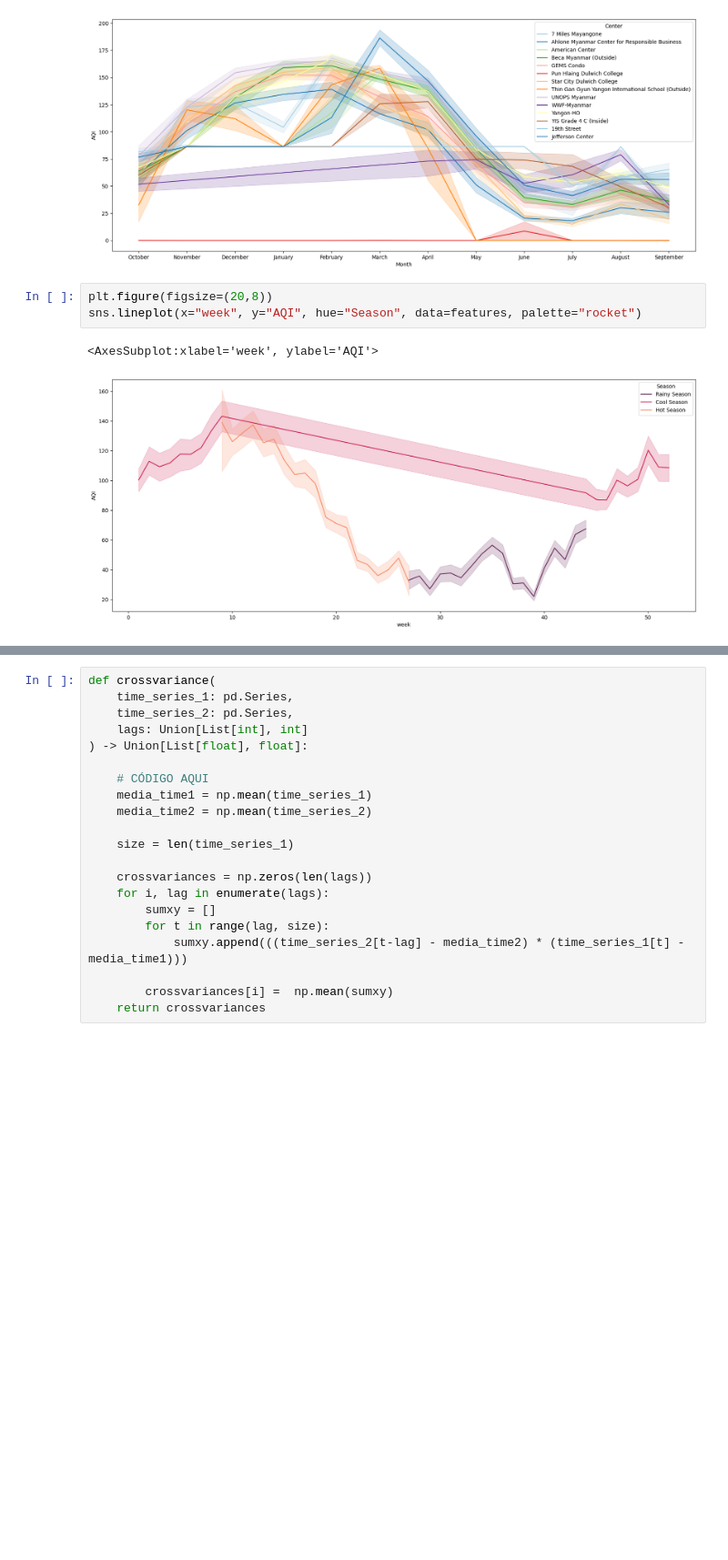
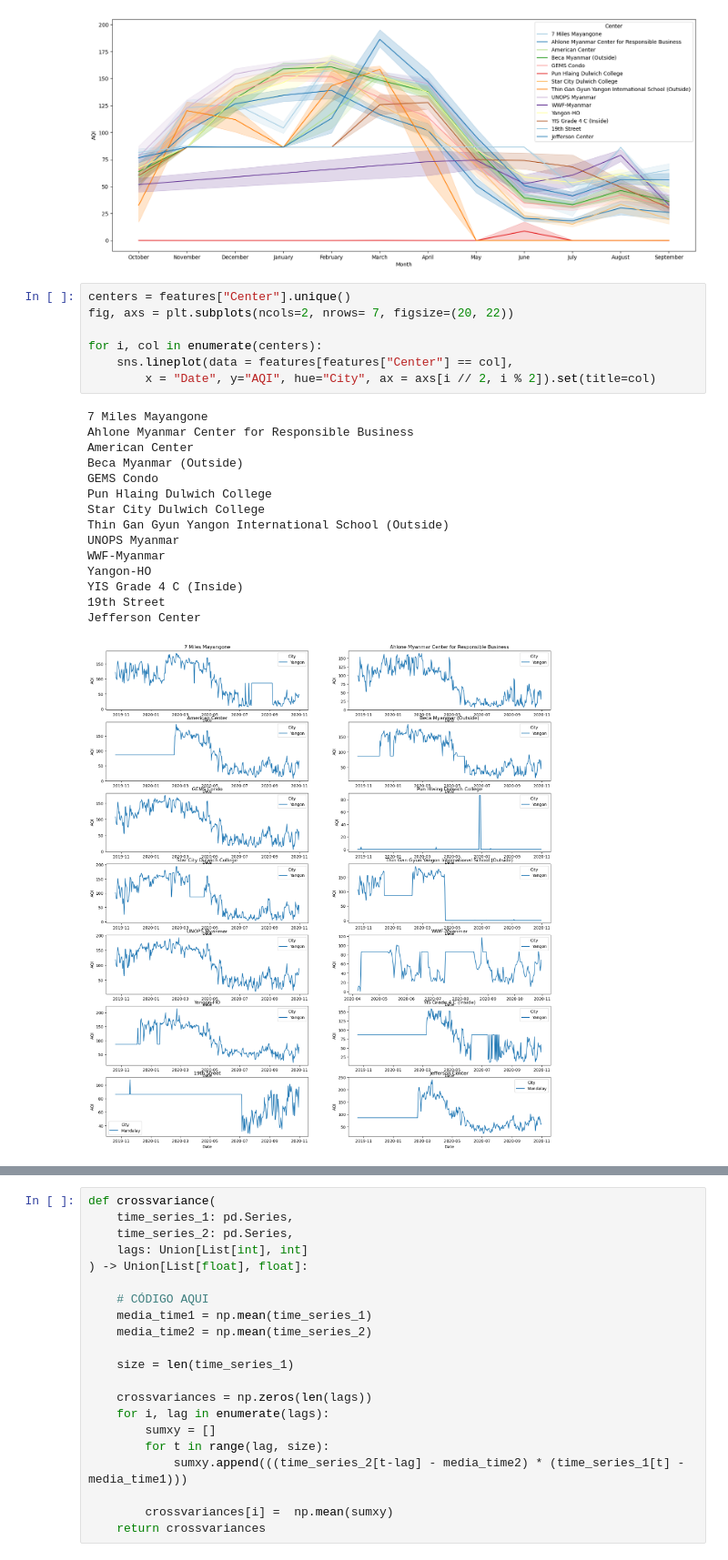
Before and after one commit to V-ivan11/Time-series, a Jupyter notebook: Tareas/4 - EDA en Series de Tiempo.ipynb, the cells around one changed output, grey strips where cells are left out. Shown at 91% size. Drawn from its saved outputs; the diff is of its cells as text; blank space fills up the shorter version.

```diff
--- a/Tareas/4 - EDA en Series de Tiempo.ipynb
+++ b/Tareas/4 - EDA en Series de Tiempo.ipynb
@@ -104,9 +113,26 @@ sns.lineplot(x="Month", y="AQI", hue="Center", data=features, palette="Paired")
 # %% [output]
 <AxesSubplot:xlabel='Month', ylabel='AQI'>
 [figure]
-# %%
-plt.figure(figsize=(20,8))
-sns.lineplot(x="week", y="AQI", hue="Season", data=features, palette="rocket")
-# %% [output]
-<AxesSubplot:xlabel='week', ylabel='AQI'>
-[figure, removed]
+# %%
+centers = features["Center"].unique()
+fig, axs = plt.subplots(ncols=2, nrows= 7, figsize=(20, 22))
+
+for i, col in enumerate(centers):
+    sns.lineplot(data = features[features["Center"] == col],
+        x = "Date", y="AQI", hue="City", ax = axs[i // 2, i % 2]).set(title=col)
+# %% [output]
+7 Miles Mayangone
+Ahlone Myanmar Center for Responsible Business
+American Center
+Beca Myanmar (Outside)
+GEMS Condo
+Pun Hlaing Dulwich College
+Star City Dulwich College
+Thin Gan Gyun Yangon International School (Outside)
+UNOPS Myanmar
+WWF-Myanmar
+Yangon-HO
+YIS Grade 4 C (Inside)
+19th Street
+Jefferson Center
+[figure, added]
```
Also changed, not shown: parts of 10 cells of this notebook, 1 other file.
